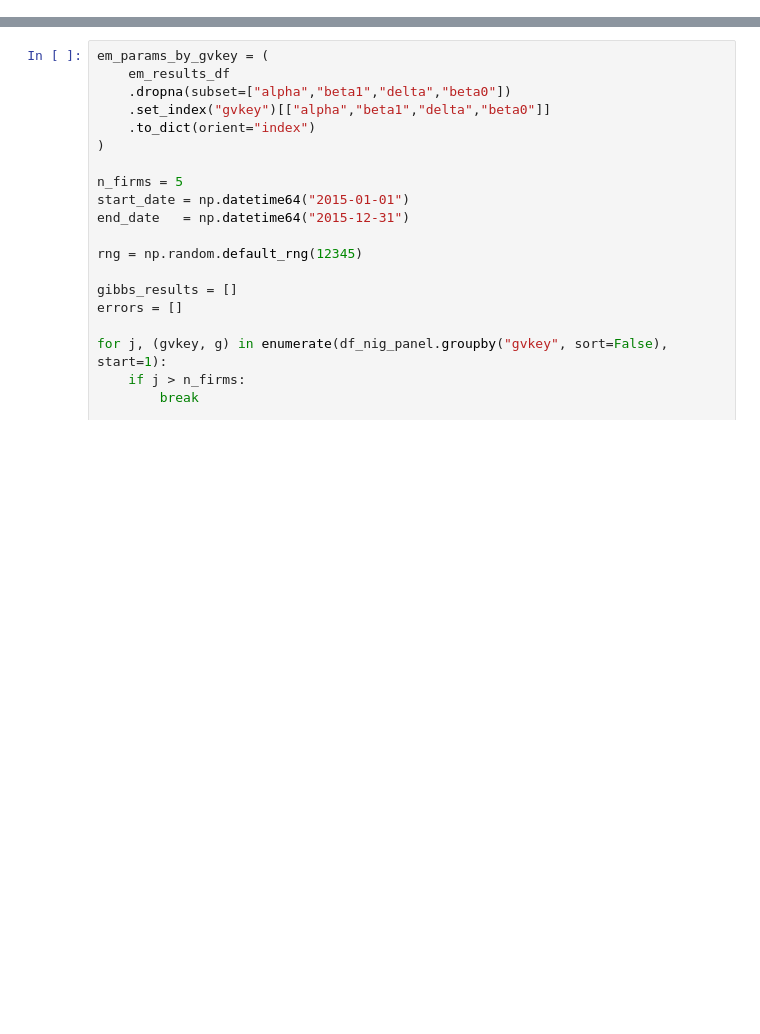
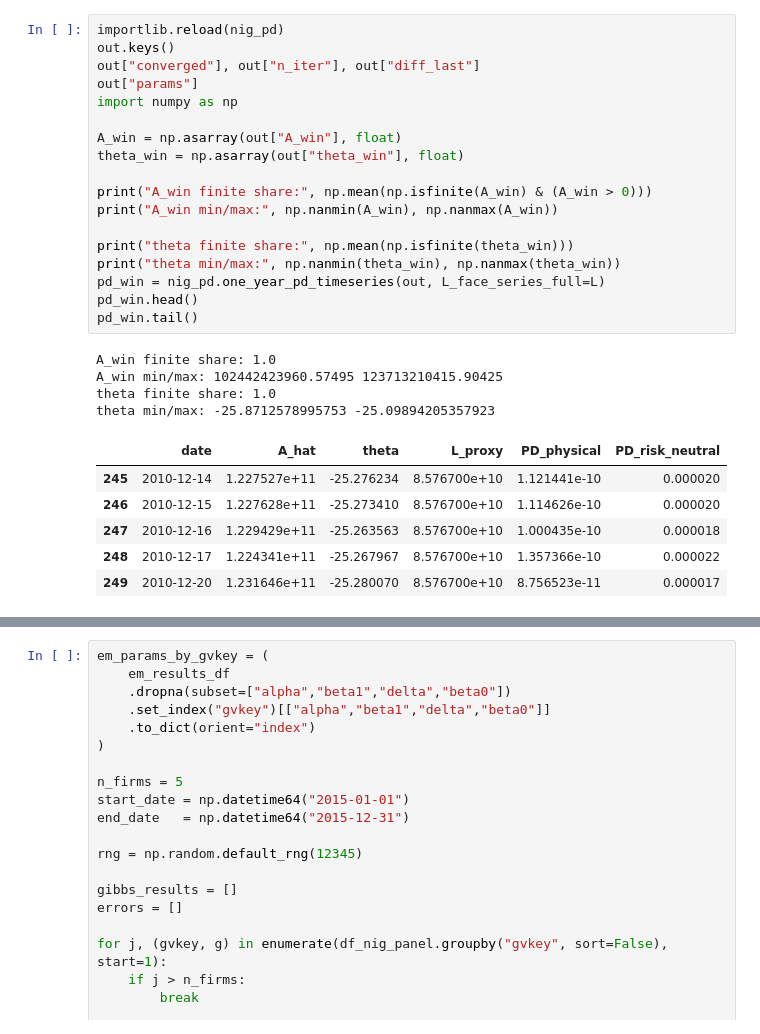
Before and after one commit to keenanveronica/Merton_NIGbayesian, a Jupyter notebook: nig_model.ipynb, the cells around one changed output, grey strips where cells are left out. Drawn from its saved outputs; the diff is of its cells as text; blank space fills up the shorter version.

```diff
--- a/nig_model.ipynb
+++ b/nig_model.ipynb
@@ -79,0 +115,29 @@ print(df_nig_panel.head())
+# %%
+importlib.reload(nig_pd)
+out.keys()
+out["converged"], out["n_iter"], out["diff_last"]
+out["params"]
+import numpy as np
+
+A_win = np.asarray(out["A_win"], float)
+theta_win = np.asarray(out["theta_win"], float)
+
+print("A_win finite share:", np.mean(np.isfinite(A_win) & (A_win > 0)))
+print("A_win min/max:", np.nanmin(A_win), np.nanmax(A_win))
+
+print("theta finite share:", np.mean(np.isfinite(theta_win)))
+print("theta min/max:", np.nanmin(theta_win), np.nanmax(theta_win))
+pd_win = nig_pd.one_year_pd_timeseries(out, L_face_series_full=L)
+pd_win.head()
+pd_win.tail()
+# %% [output]
+A_win finite share: 1.0
+A_win min/max: 102442423960.57495 123713210415.90425
+theta finite share: 1.0
+theta min/max: -25.8712578995753 -25.09894205357923
+|  | date | A_hat | theta | L_proxy | PD_physical | PD_risk_neutral |
+| 245 | 2010-12-14 | 1.227527e+11 | -25.276234 | 8.576700e+10 | 1.121441e-10 | 0.000020 |
+| 246 | 2010-12-15 | 1.227628e+11 | -25.273410 | 8.576700e+10 | 1.114626e-10 | 0.000020 |
+| 247 | 2010-12-16 | 1.229429e+11 | -25.263563 | 8.576700e+10 | 1.000435e-10 | 0.000018 |
+| 248 | 2010-12-17 | 1.224341e+11 | -25.267967 | 8.576700e+10 | 1.357366e-10 | 0.000022 |
+| 249 | 2010-12-20 | 1.231646e+11 | -25.280070 | 8.576700e+10 | 8.756523e-11 | 0.000017 |
```
Also changed, not shown: parts of 10 cells of this notebook, 4 other files.
